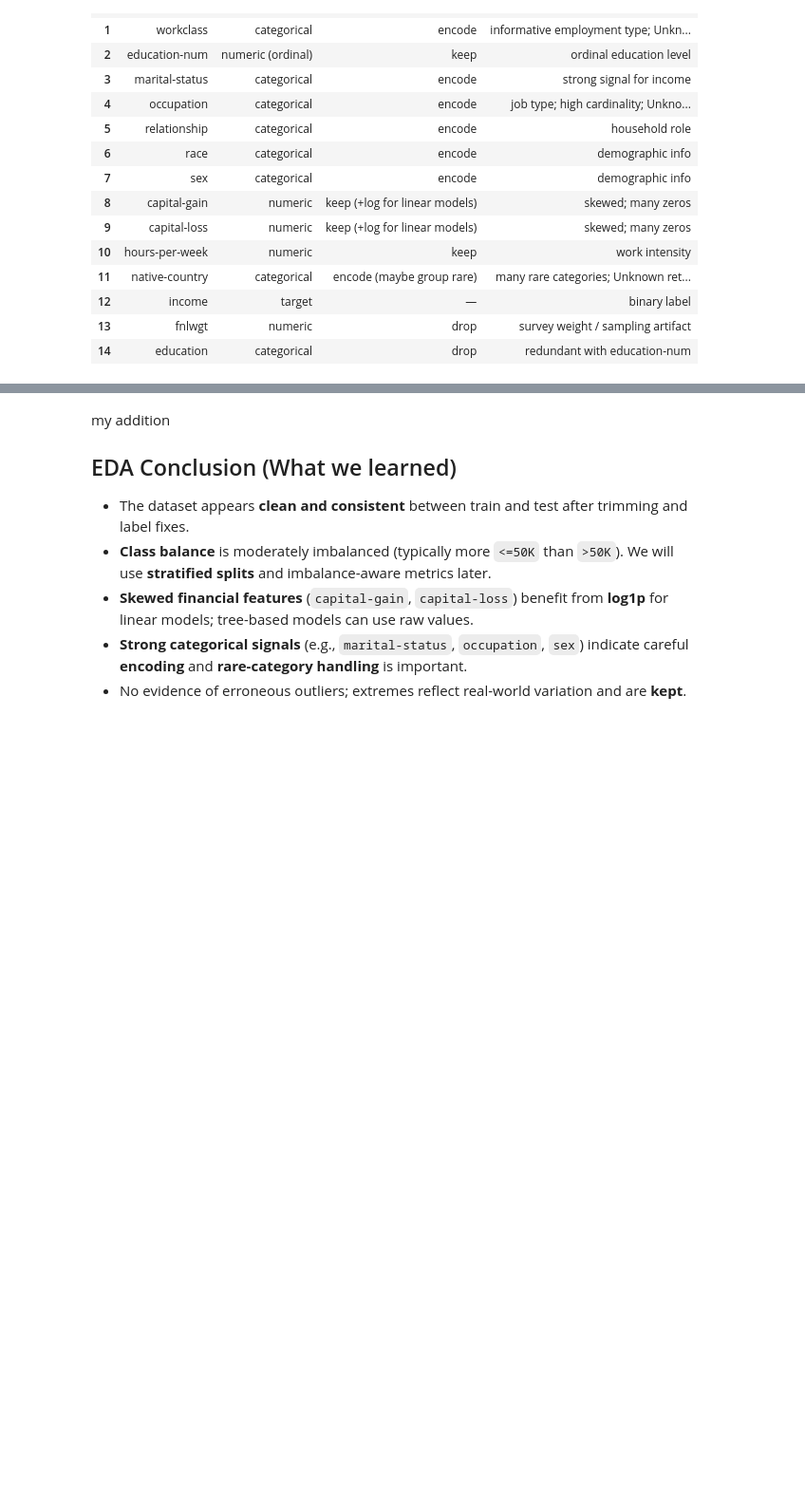
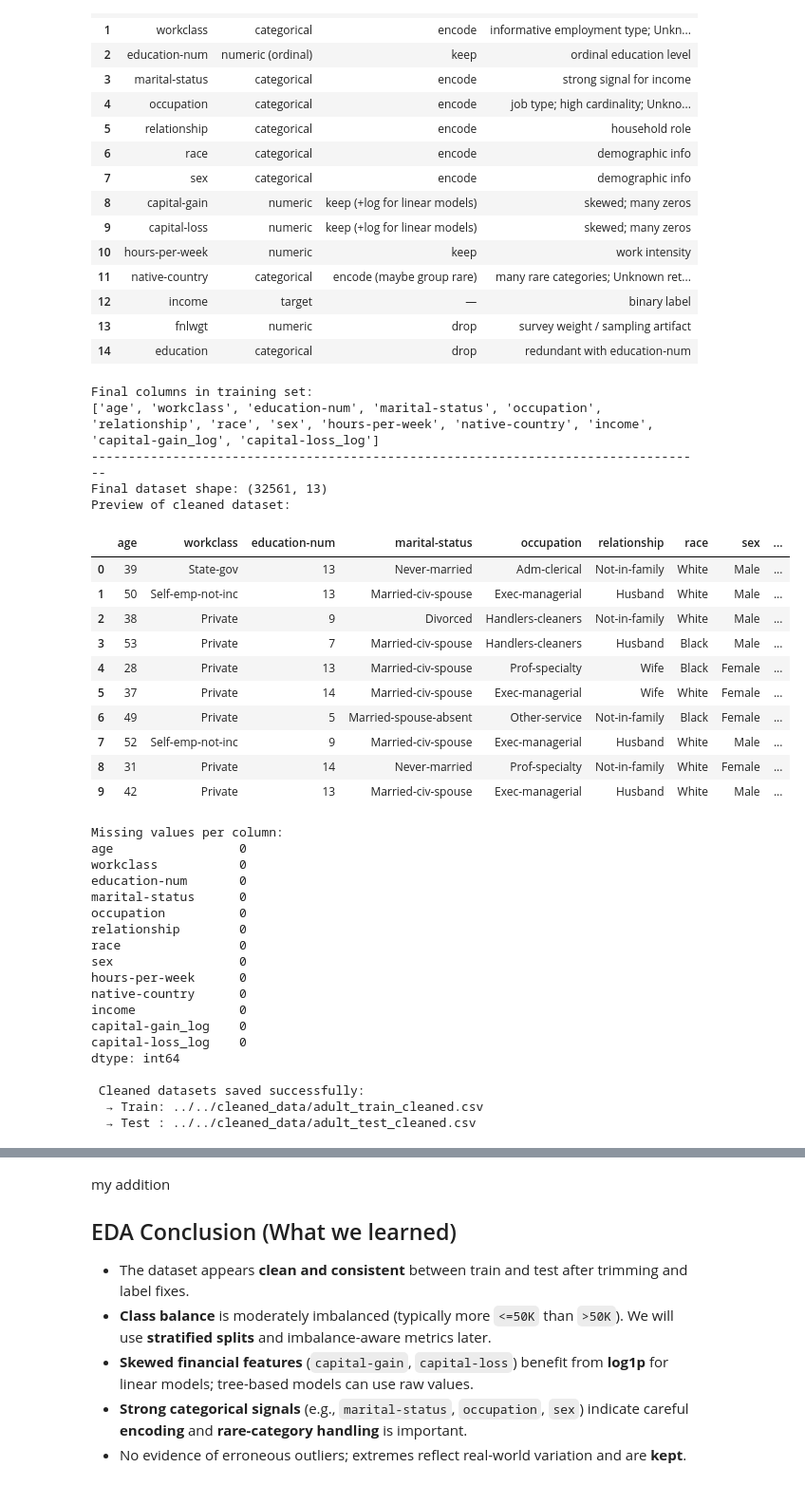
Before and after one commit to rufina-chyhohidze/ML-adult-income-prediction, a Jupyter notebook: project-implementation/notebooks/given/given-eda/Adult_EDA_Notebook.ipynb, the cells around one changed output, grey strips where cells are left out. Shown: that part at 95% size. Cells and saved outputs as stored; diff of their text form; code cells hidden in the pictures; blank space fills up the shorter version.

Commit message:
cleaned up EDA implementation, saving cleaned data to work with

```diff
--- a/project-implementation/notebooks/given/given-eda/Adult_EDA_Notebook.ipynb
+++ b/project-implementation/notebooks/given/given-eda/Adult_EDA_Notebook.ipynb
@@ -106,9 +99,0 @@ max       90.000000  1.490400e+06      16.000000  99999.000000   3770.000000
-# %%
-for col in ["workclass", "occupation", "native-country"]:
-    df_train_data[col] = df_train_data[col].replace("?", "Unknown")
-    df_test_data[col] = df_test_data[col].replace("?", "Unknown")
-
-# Rationale (original):
-# - workclass: retain "Unknown" to capture potential signal rather than dropping rows.
-# - occupation: closely tied to income; keep rows and mark missing as "Unknown".
-# - native-country: mostly "United-States"; "Unknown" keeps rows without biasing distribution.
@@ -652,3 +616,70 @@ summary_df
 | 12 | income | target | — | binary label |
 | 13 | fnlwgt | numeric | drop | survey weight / sampling artifact |
 | 14 | education | categorical | drop | redundant with education-num |
+# %%
+# ===== Final Cleanup =====
+# Drop redundant raw columns in favor of log-transformed versions
+df_train_cleaned = df_train_data.drop(columns=['capital-gain', 'capital-loss'])
+
+# (Optional) repeat for test data to keep it consistent
+df_test_cleaned = df_test_data.copy()
+if 'capital-gain' in df_test_cleaned.columns:
+    df_test_cleaned = df_test_cleaned.drop(columns=['capital-gain', 'capital-loss'])
+
+print("Final columns in training set:")
+print(df_train_cleaned.columns.tolist())
+print("-----------------------------------------------------------------------------------")
+print("Final dataset shape:", df_train_cleaned.shape)
+print("Preview of cleaned dataset:")
+display(df_train_cleaned.head(10))
+
+# Verify there are no missing values left
+print("Missing values per column:")
+print(df_train_cleaned.isna().sum())
+
+# ===== Save cleaned datasets =====
+train_path = "../../cleaned_data/adult_train_cleaned.csv"
+test_path = "../../cleaned_data/adult_test_cleaned.csv"
+
+df_train_cleaned.to_csv(train_path, index=False)
+df_test_cleaned.to_csv(test_path, index=False)
+
+print(f"\n Cleaned datasets saved successfully:")
+print(f"  → Train: {train_path}")
+print(f"  → Test : {test_path}")
+# %% [output]
+Final columns in training set:
+['age', 'workclass', 'education-num', 'marital-status', 'occupation', 'relationship', 'race', 'sex', 'hours-per-week', 'native-country', 'income', 'capital-gain_log', 'capital-loss_log']
+-----------------------------------------------------------------------------------
+Final dataset shape: (32561, 13)
+Preview of cleaned dataset:
+|  | age | workclass | education-num | marital-status | occupation | relationship | race | sex | ... |
+| 0 | 39 | State-gov | 13 | Never-married | Adm-clerical | Not-in-family | White | Male | ... |
+| 1 | 50 | Self-emp-not-inc | 13 | Married-civ-spouse | Exec-managerial | Husband | White | Male | ... |
+| 2 | 38 | Private | 9 | Divorced | Handlers-cleaners | Not-in-family | White | Male | ... |
+| 3 | 53 | Private | 7 | Married-civ-spouse | Handlers-cleaners | Husband | Black | Male | ... |
+| 4 | 28 | Private | 13 | Married-civ-spouse | Prof-specialty | Wife | Black | Female | ... |
+| 5 | 37 | Private | 14 | Married-civ-spouse | Exec-managerial | Wife | White | Female | ... |
+| 6 | 49 | Private | 5 | Married-spouse-absent | Other-service | Not-in-family | Black | Female | ... |
+| 7 | 52 | Self-emp-not-inc | 9 | Married-civ-spouse | Exec-managerial | Husband | White | Male | ... |
+| 8 | 31 | Private | 14 | Never-married | Prof-specialty | Not-in-family | White | Female | ... |
+| 9 | 42 | Private | 13 | Married-civ-spouse | Exec-managerial | Husband | White | Male | ... |
+Missing values per column:
+age                 0
+workclass           0
+education-num       0
+marital-status      0
+occupation          0
+relationship        0
+race                0
+sex                 0
+hours-per-week      0
+native-country      0
+income              0
+capital-gain_log    0
+capital-loss_log    0
+dtype: int64
+
+ Cleaned datasets saved successfully:
+  → Train: ../../cleaned_data/adult_train_cleaned.csv
+  → Test : ../../cleaned_data/adult_test_cleaned.csv
```
Also changed, not shown: parts of 9 cells of this notebook, 2 other files.
